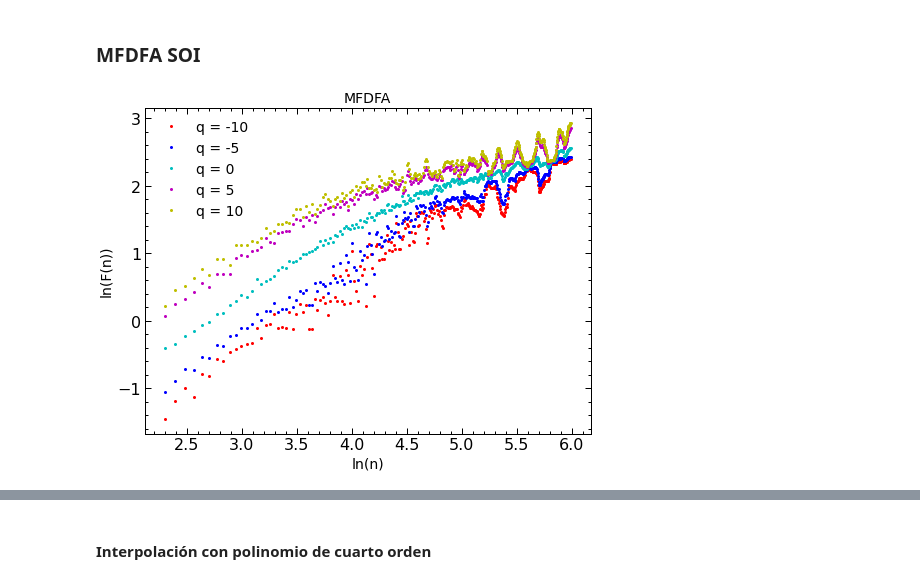
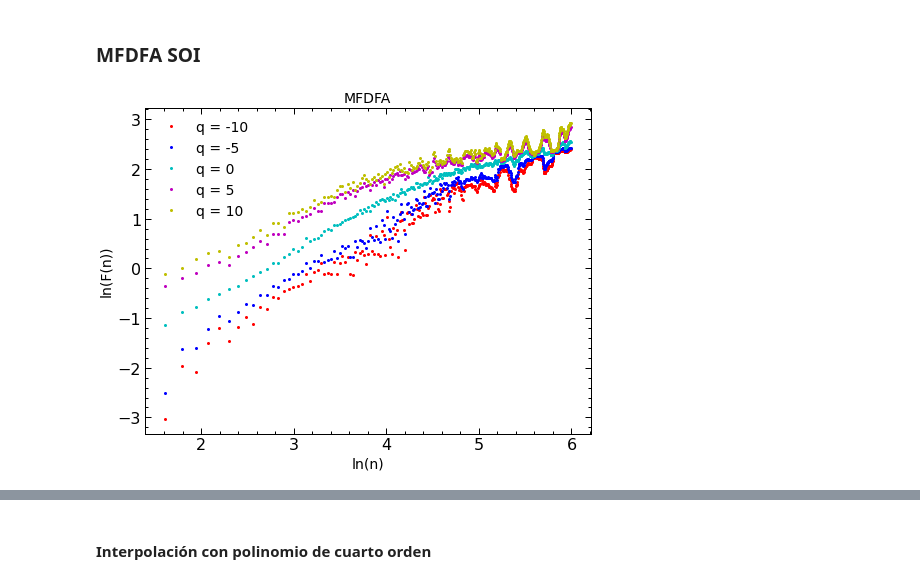
Before and after one commit to sebasjaro/MFDFAX, a Jupyter notebook: Python/El Niño - Southern Oscillation.ipynb, the cells around one changed output, grey strips where cells are left out. Cells and saved outputs as stored; diff of their text form; code cells hidden in the pictures.

```diff
--- a/Python/El Niño - Southern Oscillation.ipynb
+++ b/Python/El Niño - Southern Oscillation.ipynb
@@ -529,6 +570,8 @@ polord = 1
 clrs = ['k', 'b', 'm', 'c', 'y']
 stls = ['-', '--', '.-']
 logbase = 10
+start = 5
+end = 400
 # %% [markdown]
 ### MFDFA Darwin
 # %%
@@ -577,24 +620,24 @@ plt.show()
 # %% [markdown]
 ### MFDFA SOI
 # %%
-winSizes = fu.linRangeByStep(10, 400)
-n_soi, F_soi = mfdfa_soi.computeFlucVec(winSizes, qs, revSeg=revseg, polOrd = 1)
+winSizes = fu.linRangeByStep(start, end)
+n_soi, F_soi = mfdfa_soi.computeFlucVec(winSizes, qs, revSeg=revseg, polOrd = polord)
 list_H_soi, list_H_intercept_soi = mfdfa_soi.fitFlucVec()
 
 plt.plot(np.log(n_soi), np.log(F_soi[0, :]), 'ro', ms=mar, label =  "q = {:d}".format(qs[0]))
 half_idx = int(len(qs)/2)
 plt.plot(np.log(n_soi), np.log(F_soi[5, :]), 'bo',ms=mar, label =  "q = {:d}".format(qs[5]))
 plt.plot(np.log(n_soi), np.log(F_soi[half_idx, :]), 'co', ms=mar, label =  "q = {:d}".format(qs[half_idx]))
 plt.plot(np.log(n_soi), np.log(F_soi[-5, :]), 'mo', ms=mar, label =  "q = {:d}".format(qs[-6]))
 plt.plot(np.log(n_soi), np.log(F_soi[-1, :]), 'yo', ms=mar, label =  "q = {:d}".format(qs[-1]))
 plt.xlabel('ln(n)', fontsize=14)
 plt.ylabel('ln(F(n))', fontsize=14)
 plt.title('MFDFA', fontsize=14)
 plt.legend(loc=0, fontsize=14)
 #plt.savefig('MFDFA_soi.pdf')
 plt.show()
 # %% [output]
-[figure, old version]
+[figure, new version]
 # %%
 plt.plot(qs, list_H_dar, 'ro-', label= 'Darwin')
 plt.plot(qs, list_H_tah, 'b^-', label = 'Tahity')
```
Also changed, not shown: parts of 16 cells of this notebook.
